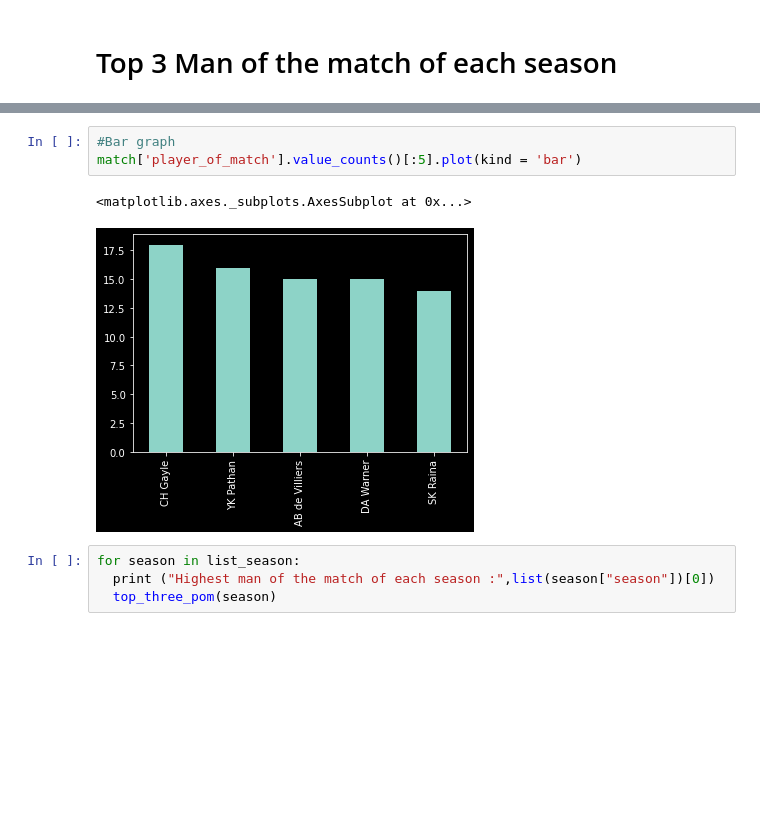
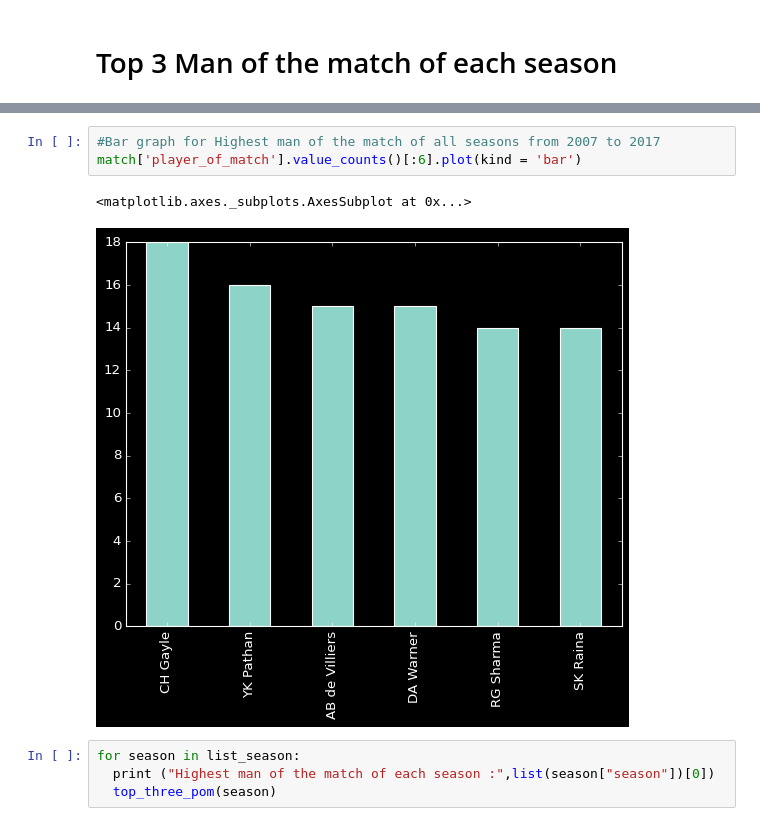
Before and after one commit to Aiant1/Data_Analysis_Projects, a Jupyter notebook: Indian_Premier_League_Data_analysis.ipynb, the cells around one changed output, grey strips where cells are left out. Cells and saved outputs as stored; diff of their text form; blank space fills up the shorter version.

```diff
--- a/Indian_Premier_League_Data_analysis.ipynb
+++ b/Indian_Premier_League_Data_analysis.ipynb
@@ -331,11 +306,11 @@ def top_three_pom(season):
 Highest man of the match of all seasons from 2007 to 2017
 [interactive output not drawn]
 # %%
-#Bar graph
-match['player_of_match'].value_counts()[:5].plot(kind = 'bar')
+#Bar graph for Highest man of the match of all seasons from 2007 to 2017
+match['player_of_match'].value_counts()[:6].plot(kind = 'bar')
 # %% [output]
 <matplotlib.axes._subplots.AxesSubplot at 0x...>
-[figure, old version]
+[figure, new version]
 # %%
 for season in list_season:
   print ("Highest man of the match of each season :",list(season["season"])[0])
```
Also changed, not shown: parts of 17 cells of this notebook.
